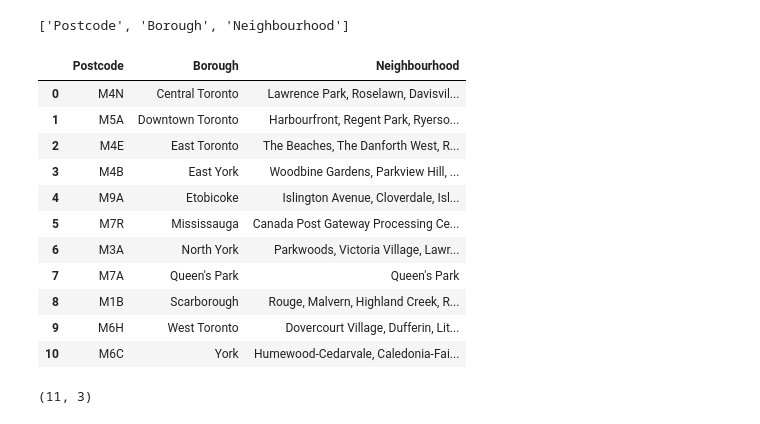
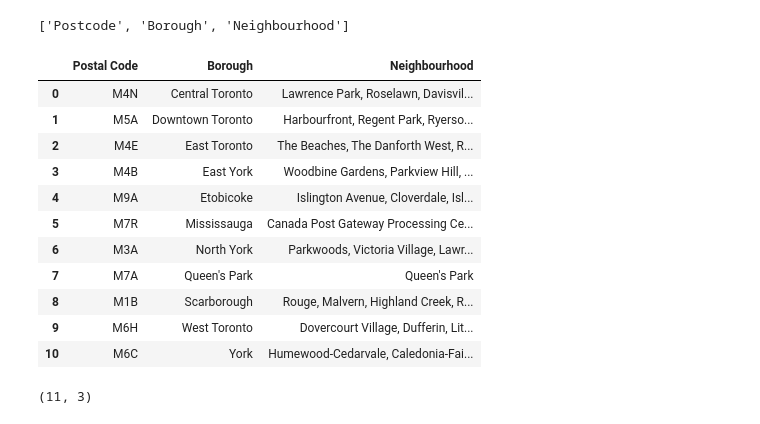
Before and after one commit to priyansh8/Coursera_Capstone, a Jupyter notebook: Data Scraping and Wrangling.ipynb, the cells around one changed output. Drawn from its saved outputs; the diff is of its cells as text; code cells hidden in the pictures.

```diff
--- a/Data Scraping and Wrangling.ipynb
+++ b/Data Scraping and Wrangling.ipynb
@@ -74,36 +69,36 @@ feature_names
 # %%
 df = pd.DataFrame()
 table_rows=My_table.findAll('tr')[1:]
 pc=list()
 b=list()
 n=list()
 rows=list()
 for table_row in table_rows:
     data_row = ''.join(table_row.findAll(text=True))
     rows.append(data_row)
 
 for i in range(len(rows)):
     rows[i]=rows[i].strip()
     rows[i]=rows[i].split('\n')
 
 
 for i in range(len(rows)):
     pc.append(rows[i][0])
     b.append(rows[i][1])
     n.append(rows[i][2])
 
-df['Postcode']=pc
+df['Postal Code']=pc
 df['Borough']=b
 df['Neighbourhood']=n
 df=df[df['Borough']!='Not assigned']
 df.reset_index(inplace = True)
 del df['index']
-df = df.groupby('Borough').agg({'Postcode':'first','Neighbourhood': ', '.join }).reset_index()
-df=df.reindex(columns=['Postcode','Borough','Neighbourhood'])
+df = df.groupby('Borough').agg({'Postal Code':'first','Neighbourhood': ', '.join }).reset_index()
+df=df.reindex(columns=['Postal Code','Borough','Neighbourhood'])
 df['Neighbourhood'].replace('Not assigned',df.loc[df['Neighbourhood'] == 'Not assigned', 'Borough'].iloc[0],inplace=True)
 df
 # %% [output]
-|  | Postcode | Borough | Neighbourhood |
+|  | Postal Code | Borough | Neighbourhood |
 | 0 | M4N | Central Toronto | Lawrence Park, Roselawn, Davisvil... |
 | 1 | M5A | Downtown Toronto | Harbourfront, Regent Park, Ryerso... |
 | 2 | M4E | East Toronto | The Beaches, The Danforth West, R... |
```
Also changed, not shown: parts of 7 cells of this notebook.
